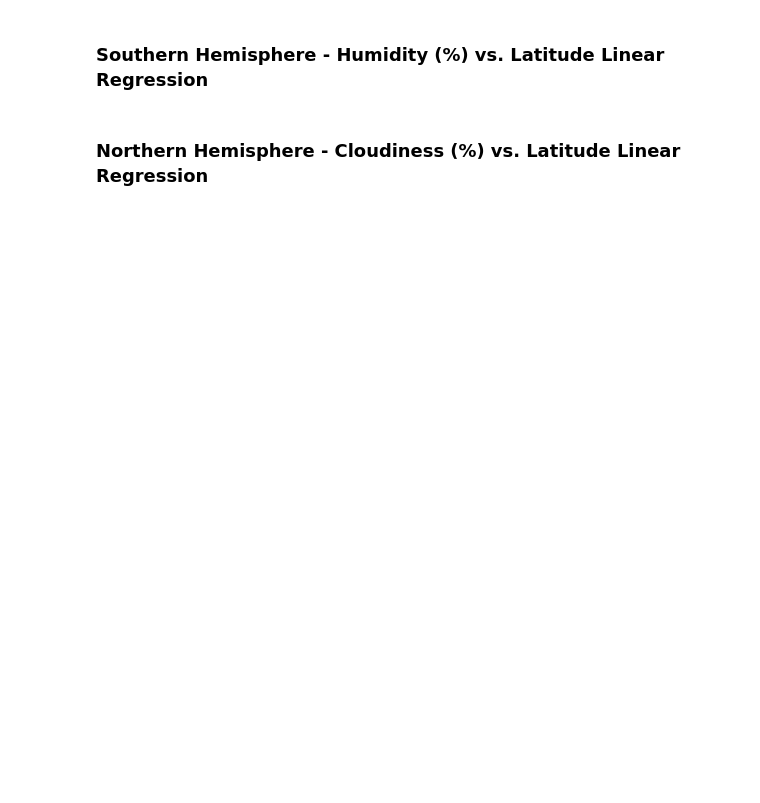
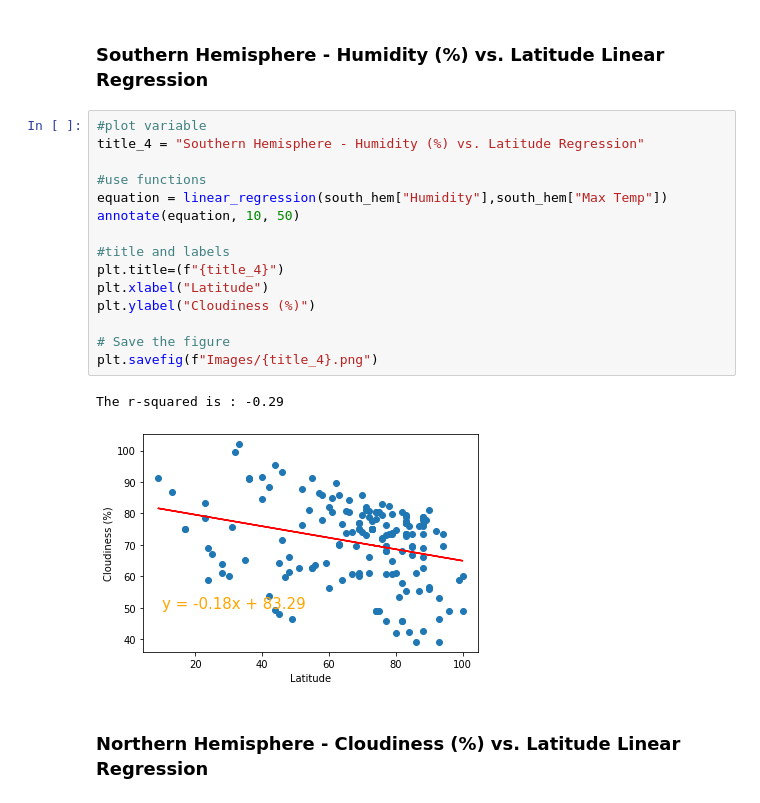
Before and after one commit to timsamson/Python_API_Challange, a Jupyter notebook: starter_code/WeatherPy.ipynb, the cells around one changed output. Saved outputs shown, nothing was run; the diff lists cells and outputs as text; blank space fills up the shorter version.

```diff
--- a/starter_code/WeatherPy.ipynb
+++ b/starter_code/WeatherPy.ipynb
@@ -232,4 +296,22 @@ TypeError: 'str' object is not callable
 # %% [markdown]
 ###  Southern Hemisphere - Humidity (%) vs. Latitude Linear Regression
+# %%
+#plot variable
+title_4 = "Southern Hemisphere - Humidity (%) vs. Latitude Regression"
+
+#use functions
+equation = linear_regression(south_hem["Humidity"],south_hem["Max Temp"])
+annotate(equation, 10, 50)
+
+#title and labels
+plt.title=(f"{title_4}")
+plt.xlabel("Latitude")
+plt.ylabel("Cloudiness (%)")
+
+# Save the figure
+plt.savefig(f"Images/{title_4}.png")
+# %% [output]
+The r-squared is : -0.29
+[figure, added]
 # %% [markdown]
 ###  Northern Hemisphere - Cloudiness (%) vs. Latitude Linear Regression
```
Also changed, not shown: parts of 16 cells of this notebook, 6 other files.
